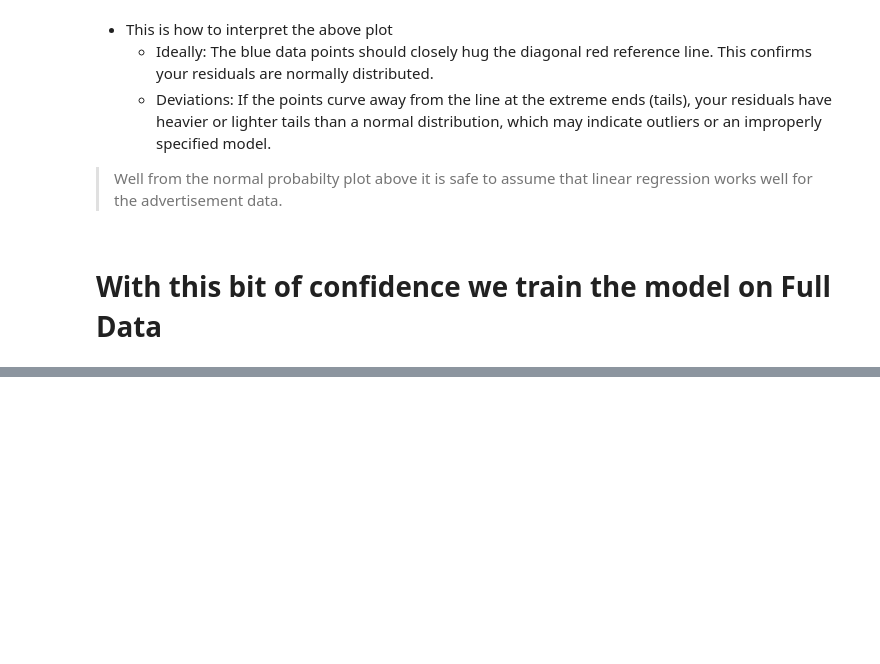
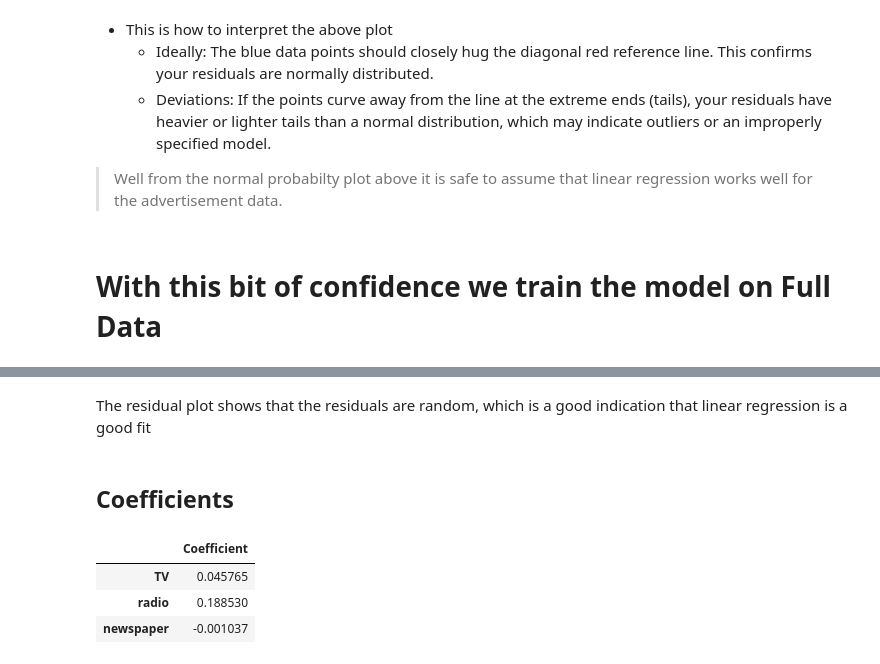
Before and after one commit to moeletsi04/machine_learning_study, a Jupyter notebook: Linear Regression/01_linear_regression.ipynb, the cells around one changed output, grey strips where cells are left out. Drawn from its saved outputs; the diff is of its cells as text; code cells hidden in the pictures; blank space fills up the shorter version.

```diff
--- a/Linear Regression/01_linear_regression.ipynb
+++ b/Linear Regression/01_linear_regression.ipynb
@@ -427,0 +507,12 @@ _ = sp.stats.probplot(test_res,plot=ax)
+# %% [markdown]
+The residual plot shows that the residuals are random, which is a good indication that linear regression is a good fit
+# %% [markdown]
+## Coefficients
+# %%
+coeff_df = pd.DataFrame(final_model.coef_,X.columns,columns=['Coefficient'])
+coeff_df
+# %% [output]
+|  | Coefficient |
+| TV | 0.045765 |
+| radio | 0.188530 |
+| newspaper | -0.001037 |
```
Also changed, not shown: parts of 22 cells of this notebook.
